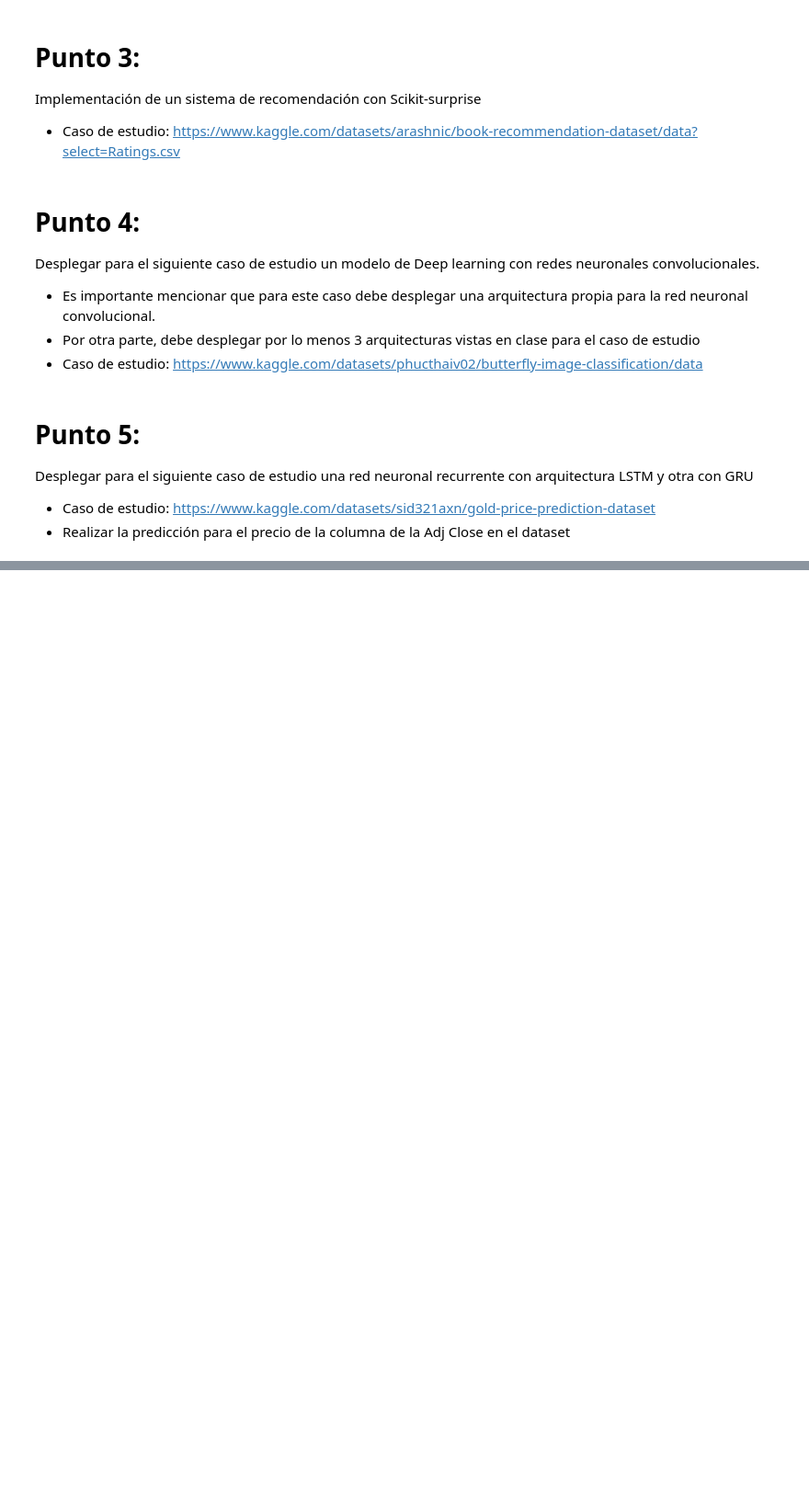
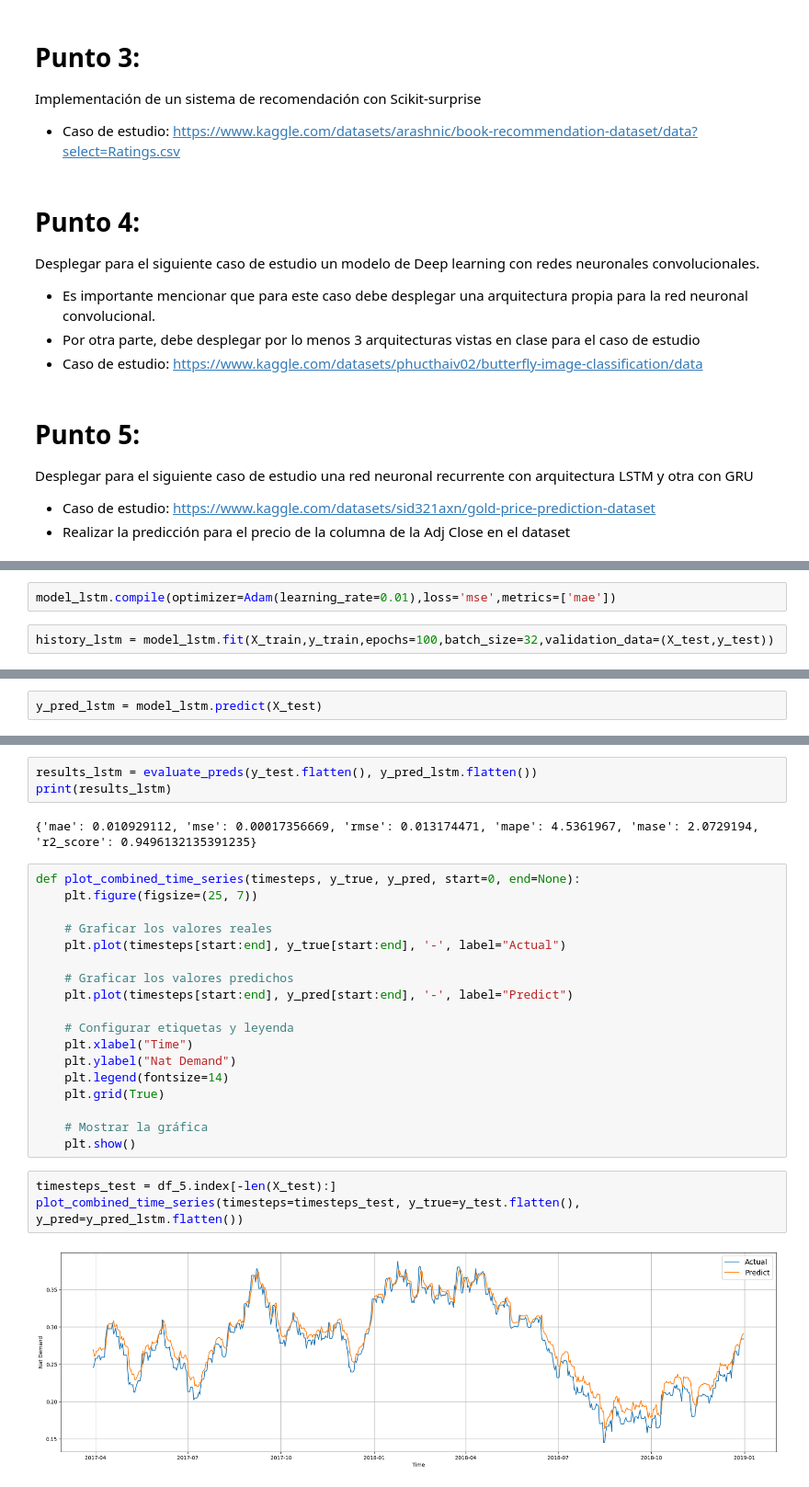
Before and after one commit to TalentoTech-IAA-2024/proyecto, a Jupyter notebook: Parte_1-3_Proyecto.ipynb, the cells around one changed output, grey strips where cells are left out. Shown at 92% size. Cells and saved outputs as stored; diff of their text form; blank space fills up the shorter version.

```diff
--- a/Parte_1-3_Proyecto.ipynb
+++ b/Parte_1-3_Proyecto.ipynb
@@ -296,0 +440,4 @@ Desplegar para el siguiente caso de estudio un modelo de Deep learning con redes
+# %%
+model_lstm.compile(optimizer=Adam(learning_rate=0.01),loss='mse',metrics=['mae'])
+# %%
+history_lstm = model_lstm.fit(X_train,y_train,epochs=100,batch_size=32,validation_data=(X_test,y_test))
@@ -296,0 +462,2 @@ Desplegar para el siguiente caso de estudio un modelo de Deep learning con redes
+# %%
+y_pred_lstm = model_lstm.predict(X_test)
@@ -296,0 +506,28 @@ Desplegar para el siguiente caso de estudio un modelo de Deep learning con redes
+# %%
+results_lstm = evaluate_preds(y_test.flatten(), y_pred_lstm.flatten())
+print(results_lstm)
+# %% [output]
+{'mae': 0.010929112, 'mse': 0.00017356669, 'rmse': 0.013174471, 'mape': 4.5361967, 'mase': 2.0729194, 'r2_score': 0.9496132135391235}
+# %%
+def plot_combined_time_series(timesteps, y_true, y_pred, start=0, end=None):
+    plt.figure(figsize=(25, 7))
+
+    # Graficar los valores reales
+    plt.plot(timesteps[start:end], y_true[start:end], '-', label="Actual")
+
+    # Graficar los valores predichos
+    plt.plot(timesteps[start:end], y_pred[start:end], '-', label="Predict")
+
+    # Configurar etiquetas y leyenda
+    plt.xlabel("Time")
+    plt.ylabel("Nat Demand")
+    plt.legend(fontsize=14)
+    plt.grid(True)
+
+    # Mostrar la gráfica
+    plt.show()
+# %%
+timesteps_test = df_5.index[-len(X_test):]
+plot_combined_time_series(timesteps=timesteps_test, y_true=y_test.flatten(), y_pred=y_pred_lstm.flatten())
+# %% [output]
+[figure, added]
```
Also changed, not shown: parts of 24 cells of this notebook, 1 other file.
